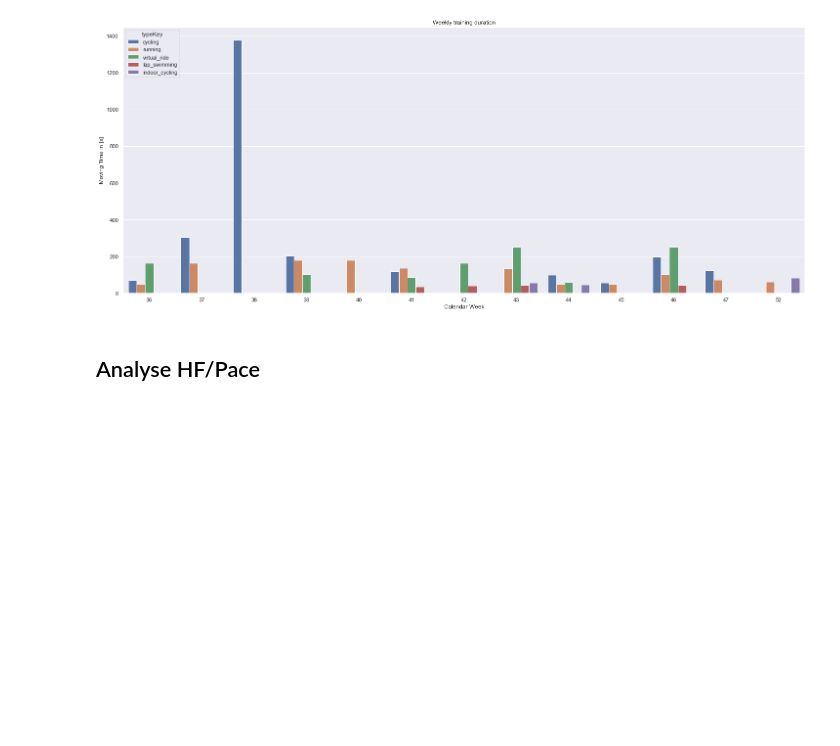
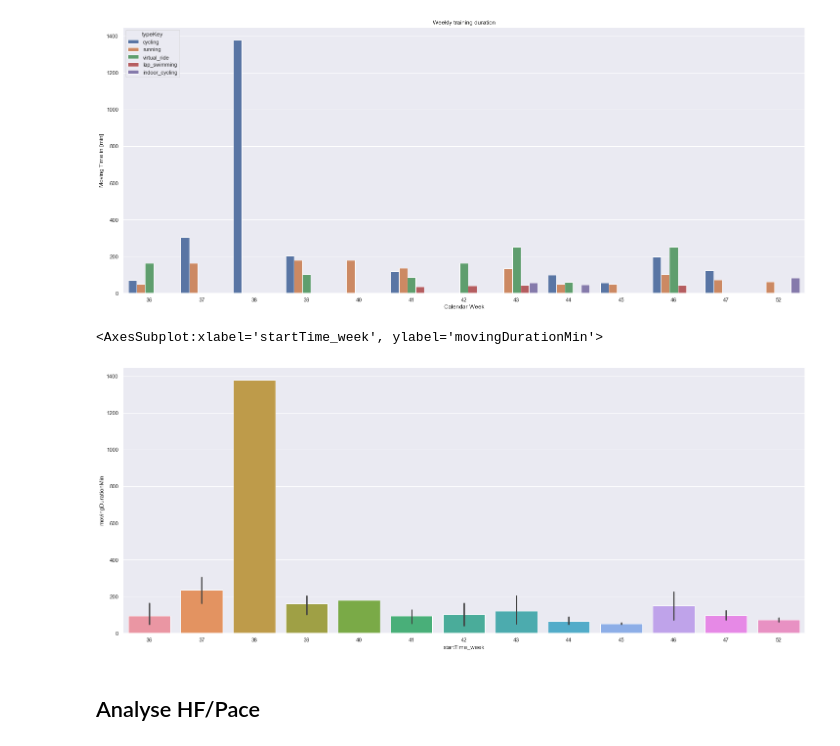
Before and after one commit to maximilian-graf2019/sports_analysis, a Jupyter notebook: analysis_notebook.ipynb, the cells around one changed output. Saved outputs shown, nothing was run; the diff lists cells and outputs as text; code cells hidden in the pictures; blank space fills up the shorter version.

```diff
--- a/analysis_notebook.ipynb
+++ b/analysis_notebook.ipynb
@@ -158,6 +176,13 @@ plt.xlabel('Calendar Week')
 plt.show()
 # %% [output]
 [figure]
+# %%
+sns.barplot(data=week_view.loc[week_view.typeKey.isin(['lap_swimming', 'running', 'cycling', 'virtual_ride', 'indoor_cycling']) & (week_view.startTime_week > curr_cal_week - 12)], x="startTime_week",
+            y="movingDurationMin")
+plt.show()
+# %% [output]
+<AxesSubplot:xlabel='startTime_week', ylabel='movingDurationMin'>
+[figure, added]
 # %% [markdown]
 ## Analyse HF/Pace
 # %%
```
Also changed, not shown: parts of 6 cells of this notebook.
